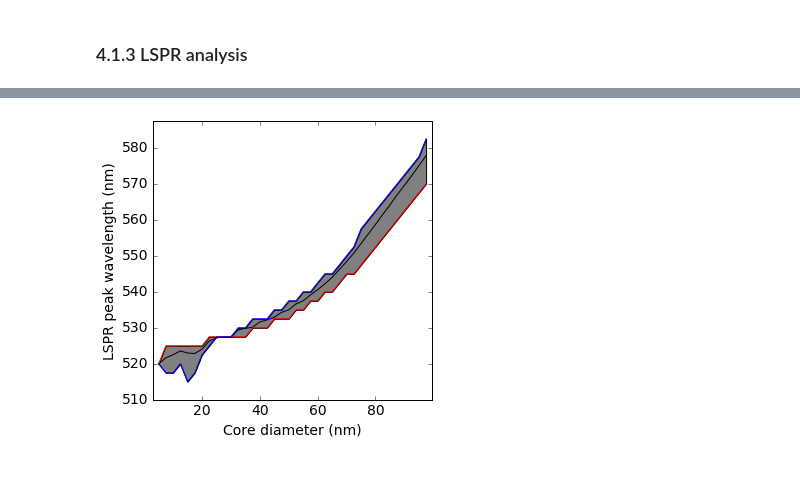
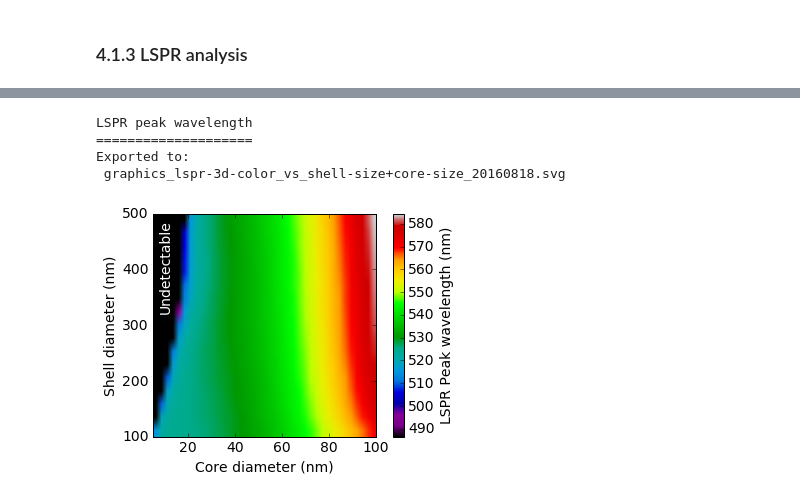
Before and after one commit to jpsfitz/nanooptics, a Jupyter notebook: AuNPs for 3D plasmonic crystals.ipynb, the cells around one changed output, grey strips where cells are left out. Cells and saved outputs as stored; diff of their text form; code cells hidden in the pictures; blank space fills up the shorter version.

```diff
--- a/AuNPs for 3D plasmonic crystals.ipynb
+++ b/AuNPs for 3D plasmonic crystals.ipynb
@@ -604,17 +624,54 @@ Exported to:
-# %%
-plotArray = np.asarray(lsprListnm)
-x,y,ymin,ymax = plotArray[:,0], plotArray[:,1], plotArray[:,2], plotArray[:,3]
-fig = pylab.figure(figsize=(5,5))
-pylab.fill_between(x, ymin, ymax, facecolor='gray')
-pylab.plot(x, y, color='black')
-pylab.plot(x, ymin, color='red')
-pylab.plot(x, ymax, color='blue')
-pylab.xlabel("Core diameter (nm)")
-pylab.ylabel("LSPR peak wavelength (nm)")
-pylab.xlim(np.amin(x)-2., np.amax(x)+2.)
-pylab.ylim(np.amin([y,ymin,ymax])-5, np.amax([y,ymin,ymax])+5)
-pylab.axes().set_aspect(abs((np.amax(x)+4-np.amin(x))/(10+np.amax([y,ymin,ymax])-np.amin([y,ymin,ymax]))))
-pylab.rcParams.update({'font.size': 14})
-pylab.show()
-# %% [output]
-[figure, removed]
+# %%
+def plotAndSave ():
+    print('LSPR peak wavelength')
+    print('====================')
+    ## Input data
+    lsprAllArraynm = np.asarray(lsprAllListnm)
+    plotArray = lsprAllArraynm[:,0] >= np.amax(lsprAllArraynm[:,1])
+    plotArray = lsprAllArraynm[plotArray]
+    x,y,z = plotArray[:,1], plotArray[:,0], plotArray[:,-1]
+    xLimits = [np.amin(x), np.amax(x)]
+    yLimits = [np.amin(y), np.amax(y)]
+    dx, dy = abs(xLimits[1]-xLimits[0]), abs(yLimits[1]-yLimits[0])
+    sortByzPos = z[:] > 0
+    zGtr0 = z[sortByzPos]
+    zLimits = [np.amin(zGtr0)*0.98, np.amax(z)*1.02]
+    z = np.transpose(np.reshape(z, (np.unique(x).size,np.unique(y).size)))
+
+    ## Specific format options
+    plot = pylab.imshow(z,extent=(xLimits[0],xLimits[1],yLimits[1],yLimits[0]),cmap=cm.spectral, vmin=zLimits[0])
+    pylab.xlabel("Core diameter (nm)")
+    pylab.ylabel("Shell diameter (nm)")
+    zLabel = "LSPR Peak wavelength (nm)"
+    figText = 'Undetectable'
+    pylab.text(xLimits[0]+0.025*dx, yLimits[1]-0.025*dy, figText, verticalalignment='top', horizontalalignment='left', color='white', rotation='vertical')
+
+    ## General format options
+    aspectRatio = dx/dy
+    figWidthcm = 8.9
+    figSizein = [figWidthcm/2.54, aspectRatio*figWidthcm/2.54]
+    fig = pylab.figure(1, figsize=(figSizein[0],figSizein[1]))
+    pylab.subplot(111)
+    pylab.rcParams.update({'font.size': 14})
+    pylab.axes().set_aspect(aspectRatio)
+    pylab.xlim(xLimits[0], xLimits[1])
+    pylab.ylim(yLimits[0], yLimits[1])
+    pylab.locator_params(nbins=7)
+    cb = pylab.colorbar(plot,orientation='vertical')
+    cb.set_label(zLabel)
+
+    ## Save and display
+    timestamp = ('{:%Y%m%d}'.format(datetime.datetime.now()))
+    exportFormat = '.svg'
+    filename = "graphics_"+"lspr-3d-color_vs_shell-size+core-size_" + timestamp + exportFormat
+    pylab.savefig(filename, transparent=True)
+    print("Exported to:\n", filename)
+    pylab.show()
+
+plotAndSave()
+# %% [output]
+LSPR peak wavelength
+====================
+Exported to:
+ graphics_lspr-3d-color_vs_shell-size+core-size_20160818.svg
+[figure, added]
```
Also changed, not shown: parts of 10 cells of this notebook.
